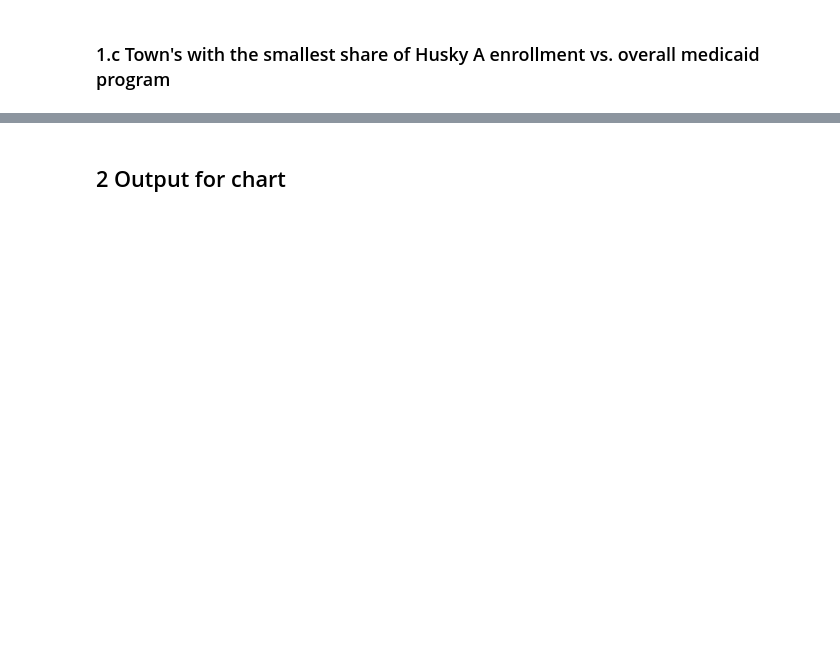
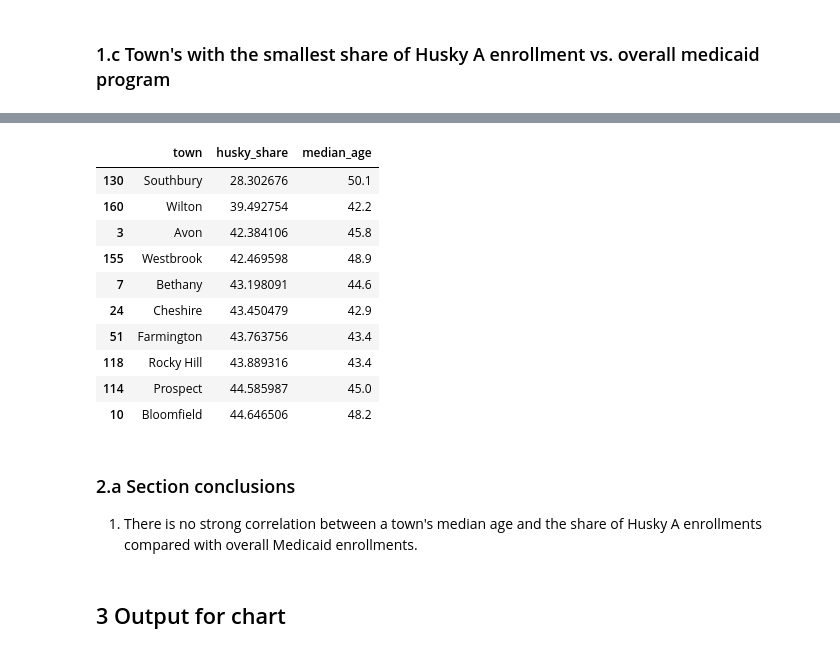
Before and after one commit to trendct/medicaid_enrollment_analysis, a Jupyter notebook: Husky enrollment by town.ipynb, the cells around one changed output, grey strips where cells are left out. Saved outputs shown, nothing was run; the diff lists cells and outputs as text; code cells hidden in the pictures; blank space fills up the shorter version.

```diff
--- a/Husky enrollment by town.ipynb
+++ b/Husky enrollment by town.ipynb
@@ -206,2 +304,20 @@ The lists with the highest medicaid enrollment and the highest husky A enrollmen
+# %%
+combined[combined["population"] > 5000].sort_values("husky_share", ascending=True).head(10)[["town","husky_share","median_age"]]
+# %% [output]
+|  | town | husky_share | median_age |
+| 130 | Southbury | 28.302676 | 50.1 |
+| 160 | Wilton | 39.492754 | 42.2 |
+| 3 | Avon | 42.384106 | 45.8 |
+| 155 | Westbrook | 42.469598 | 48.9 |
+| 7 | Bethany | 43.198091 | 44.6 |
+| 24 | Cheshire | 43.450479 | 42.9 |
+| 51 | Farmington | 43.763756 | 43.4 |
+| 118 | Rocky Hill | 43.889316 | 43.4 |
+| 114 | Prospect | 44.585987 | 45.0 |
+| 10 | Bloomfield | 44.646506 | 48.2 |
+# %% [markdown]
+### 2.a Section conclusions
+
+1. There is no strong correlation between a town's median age and the share of Husky A enrollments compared with overall Medicaid enrollments.
 # %% [markdown]
-## 2 Output for chart
+## 3 Output for chart
```
Also changed, not shown: parts of 14 cells of this notebook, 3 other files.
